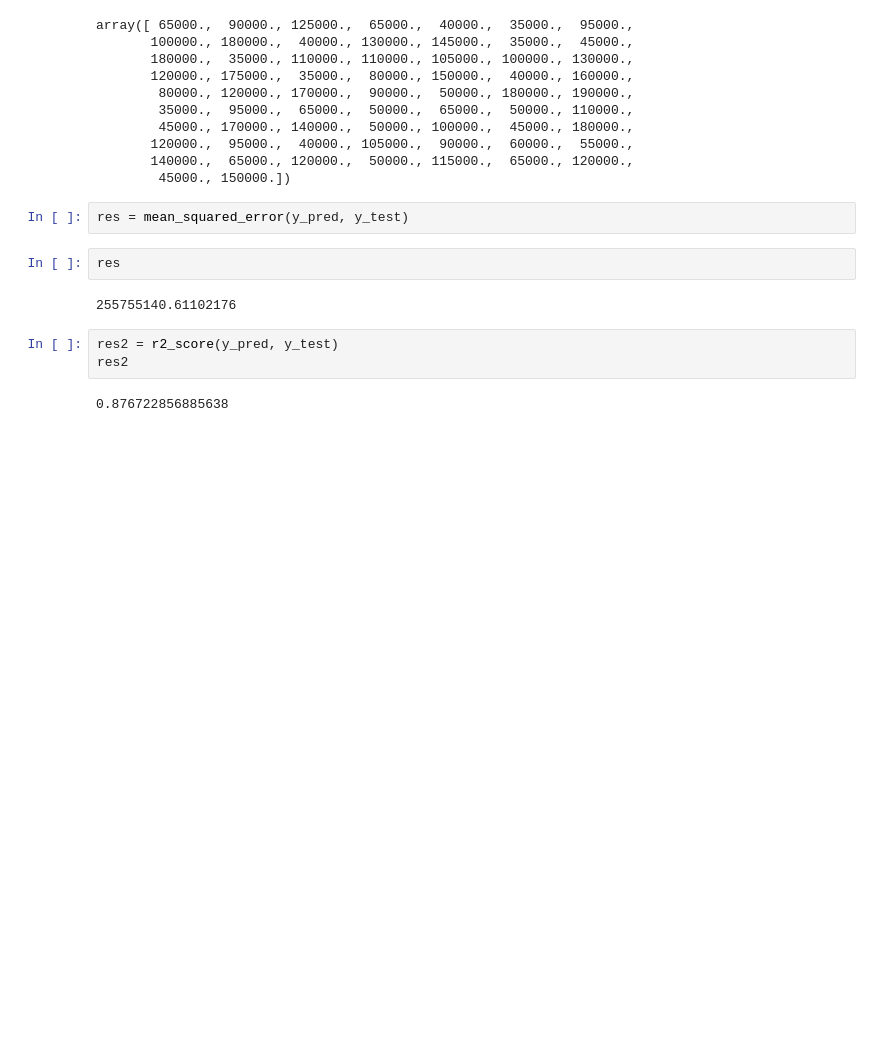
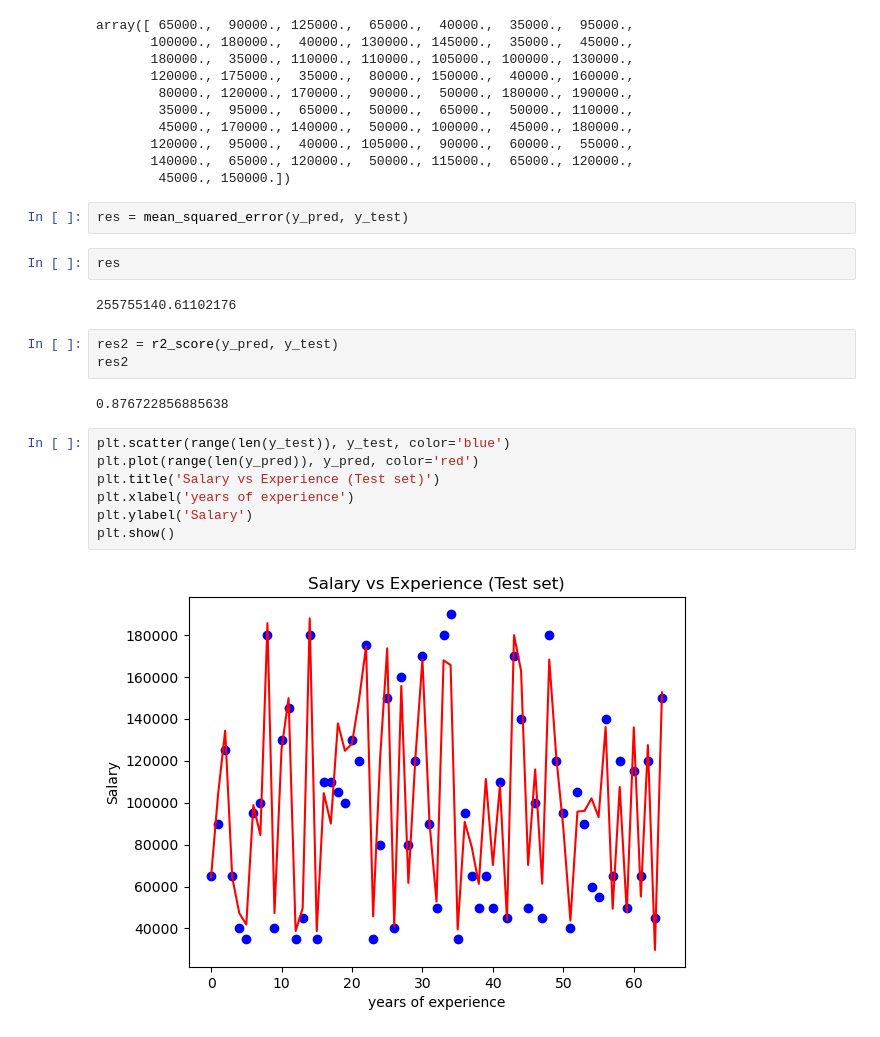
Before and after one commit to maram-a22/SDAIA-T5-Bootcamp, a Jupyter notebook: Salary_Prediction_Exercises_Maram_Alshsheri.ipynb, the cells around one changed output. Drawn from its saved outputs; the diff is of its cells as text; blank space fills up the shorter version.

```diff
--- a/Salary_Prediction_Exercises_Maram_Alshsheri.ipynb
+++ b/Salary_Prediction_Exercises_Maram_Alshsheri.ipynb
@@ -259,3 +259,12 @@ res2 = r2_score(y_pred, y_test)
 res2
 # %% [output]
 0.876722856885638
+# %%
+plt.scatter(range(len(y_test)), y_test, color='blue')
+plt.plot(range(len(y_pred)), y_pred, color='red')
+plt.title('Salary vs Experience (Test set)')
+plt.xlabel('years of experience')
+plt.ylabel('Salary')
+plt.show()
+# %% [output]
+[figure, added]
```
Also changed, not shown: parts of 1 cell of this notebook.
